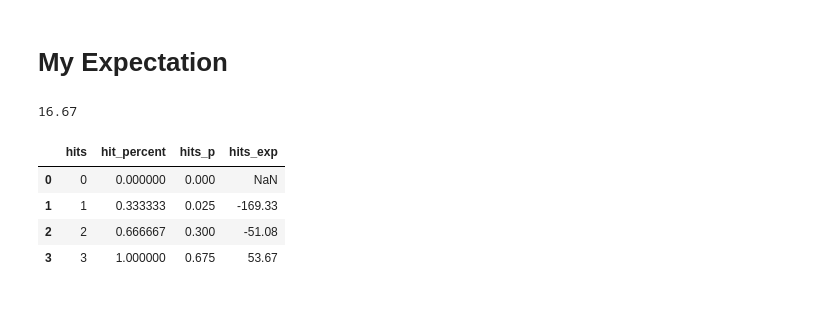
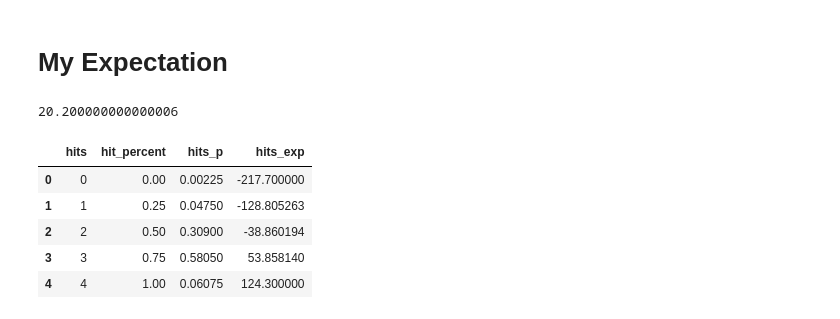
Before and after one commit to zackdrescher/prediction_market_tools, a Jupyter notebook: notebooks/holding_value.ipynb, the cells around one changed output. Saved outputs shown, nothing was run; the diff lists cells and outputs as text; code cells hidden in the pictures.

```diff
--- a/notebooks/holding_value.ipynb
+++ b/notebooks/holding_value.ipynb
@@ -88,5 +127,6 @@ markets
 # %%
-positions = positions.merge(markets[['id', 'ticker_name', 'last_price']], how = 'left', left_on='market_id', right_on='id')
+positions = positions.merge(markets[['id', 'ticker_name', 'last_price', 'status']], how = 'left', left_on='market_id', right_on='id')
+positions = positions[positions.status == 'active']
 positions['mrkt_prob'] = positions.last_price.where(positions.position > 0, 100 - positions.last_price) / 100
 positions['qty'] = positions.position.where(positions.position > 0, - positions.position)
 positions.position_cost = positions.position_cost / 100
@@ -117,16 +159,17 @@ situations
 # %% [markdown]
 # My Expectation
 # %%
-exp, situations = expected_value.compute_wager_expectations(positions.myBet, positions.position_cost, positions.qty)
+exp, my_situations = expected_value.compute_wager_expectations(positions.myBet, positions.position_cost, positions.qty)
 # %%
 exp
 # %% [output]
-16.67
+20.200000000000006
 # %%
-situations
+my_situations
 # %% [output]
 |  | hits | hit_percent | hits_p | hits_exp |
-| 0 | 0 | 0.000000 | 0.000 | NaN |
-| 1 | 1 | 0.333333 | 0.025 | -169.33 |
-| 2 | 2 | 0.666667 | 0.300 | -51.08 |
-| 3 | 3 | 1.000000 | 0.675 | 53.67 |
+| 0 | 0 | 0.00 | 0.00225 | -217.700000 |
+| 1 | 1 | 0.25 | 0.04750 | -128.805263 |
+| 2 | 2 | 0.50 | 0.30900 | -38.860194 |
+| 3 | 3 | 0.75 | 0.58050 | 53.858140 |
+| 4 | 4 | 1.00 | 0.06075 | 124.300000 |
```
Also changed, not shown: parts of 11 cells of this notebook, 1 other file.
